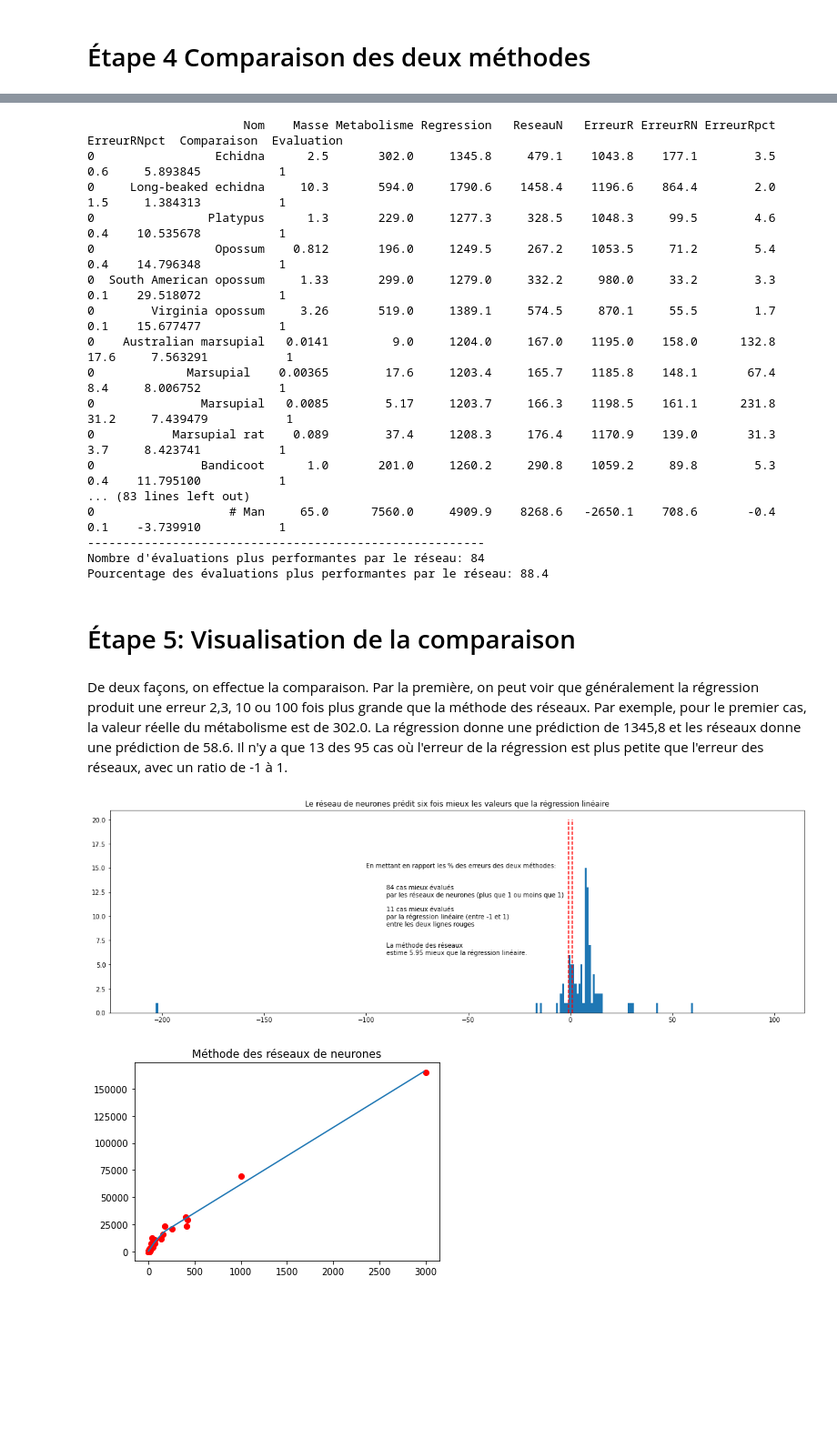
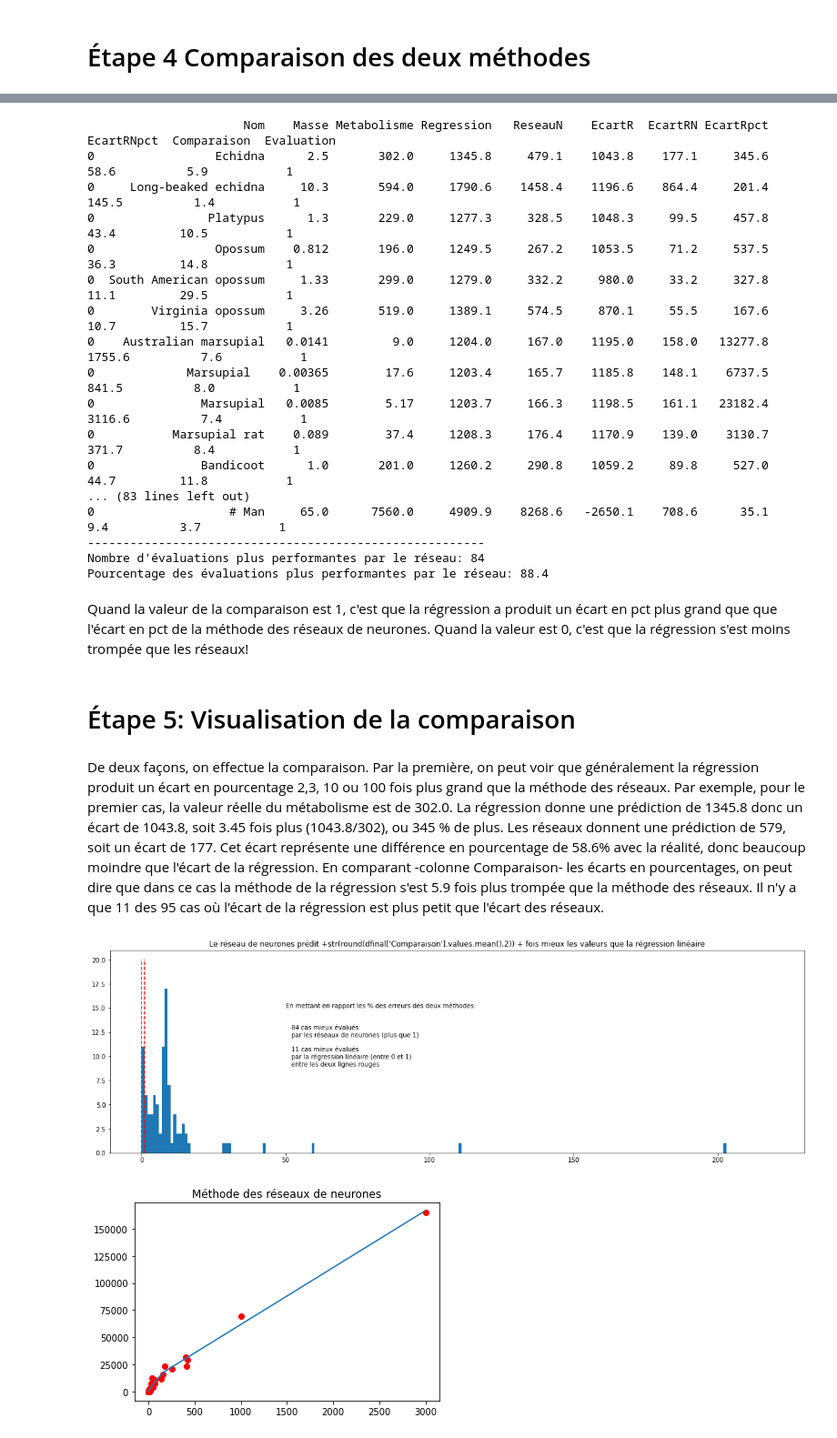
Before and after one commit to jhguay/base_ouverte, a Jupyter notebook: MataneLabo1_avecComparaisonRegressionv2.ipynb, the cells around one changed output, grey strips where cells are left out. Shown at 91% size. Saved outputs shown, nothing was run; the diff lists cells and outputs as text; code cells hidden in the pictures; blank space fills up the shorter version.

```diff
--- a/MataneLabo1_avecComparaisonRegressionv2.ipynb
+++ b/MataneLabo1_avecComparaisonRegressionv2.ipynb
@@ -184,15 +188,15 @@ obtientPredictionDuR(2.5)
 # %%
 #Création d'une fonction pour le calcul de l'erreur entre la vraie valeur et la prédiction (applicable pour les deux méthodes)
-def calculErreur(valeurReelle=2,estimation=1):
+def calculEcart(valeurReelle=2,estimation=1):
   resultat=estimation-valeurReelle
   return round(resultat,1)
-def calculErreurEnPct(valeurReelle=2,estimation=1):
-  resultat=((estimation-valeurReelle)/valeurReelle)
+def calculEcartEnPct(valeurReelle=2,estimation=1):
+  resultat=abs((estimation-valeurReelle)/valeurReelle)*100
   return round(resultat,1)
 #Il y a l'erreur simple, entre la valeur estimée et la valeur réelle puis l'erreur en pourcentage de la valeur. La logique est celle-ci: quel est le ratio entre l'erreur et la valeur réelle. Une erreur de 3.5 doit être interprétée comme quoi l'erreur est plus que trois fois plus importante que la valeur réelle du métabolisme.
 # %%
 #Création d'une base avec l'ensemble des données
-listeColonnes=['Nom', 'Masse', 'Metabolisme', 'Regression','ReseauN', 'ErreurR', 'ErreurRN', 'ErreurRpct', 'ErreurRNpct']
+listeColonnes=['Nom', 'Masse', 'Metabolisme', 'Regression','ReseauN', 'EcartR', 'EcartRN', 'EcartRpct', 'EcartRNpct']
 dfinal = pd.DataFrame(columns=listeColonnes)
 for i in range(0,len(loi_kleiber_data['NomCommun'])):
     df2 = pd.DataFrame([[str(loi_kleiber_data['NomCommun'][i]),
@@ -200,15 +204,15 @@ for i in range(0,len(loi_kleiber_data['NomCommun'])):
                          str(loi_kleiber_data['Metabolisme'][i]),
                          str(obtientPredictionDuR(loi_kleiber_data['Masse'][i])),
                          str(obtientPredictionDuRN(loi_kleiber_data['Masse'][i])),
-                         str(calculErreur(loi_kleiber_data['Metabolisme'][i],obtientPredictionDuR(loi_kleiber_data['Masse'][i]))),
-                         str(calculErreur(loi_kleiber_data['Metabolisme'][i],obtientPredictionDuRN(loi_kleiber_data['Masse'][i]))),
-                         str(calculErreurEnPct(loi_kleiber_data['Metabolisme'][i],obtientPredictionDuR(loi_kleiber_data['Masse'][i]))),
-                         str(calculErreurEnPct(loi_kleiber_data['Metabolisme'][i],obtientPredictionDuRN(loi_kleiber_data['Masse'][i])))]], columns=listeColonnes)
+                         str(calculEcart(loi_kleiber_data['Metabolisme'][i],obtientPredictionDuR(loi_kleiber_data['Masse'][i]))),
+                         str(calculEcart(loi_kleiber_data['Metabolisme'][i],obtientPredictionDuRN(loi_kleiber_data['Masse'][i]))),
+                         str(calculEcartEnPct(loi_kleiber_data['Metabolisme'][i],obtientPredictionDuR(loi_kleiber_data['Masse'][i]))),
+                         str(calculEcartEnPct(loi_kleiber_data['Metabolisme'][i],obtientPredictionDuRN(loi_kleiber_data['Masse'][i])))]], columns=listeColonnes)
 
     dfinal=dfinal.append(df2)
 # %%
-#Comparaison entre les deux méthodes: combien de fois le réseau performe mieux que la régression
-dfinal['Comparaison']=dfinal['ErreurR'].astype(float)/dfinal['ErreurRN'].astype(float)
+#Comparaison entre les deux méthodes: combien de fois le réseau performe mieux (écart plus réduit) que la régression
+dfinal['Comparaison']=round(abs(dfinal['EcartR'].astype(float)/dfinal['EcartRN'].astype(float)),1)
 
 #Création d'une variable qui résume la comparaison: 1 le réseau fait mieux que la régression; 0 la régression fait mieux que le réseau de neuronnes
 dfinal['Evaluation']=0
@@ -226,41 +230,41 @@ print("Nombre d'évaluations plus performantes par le réseau: "+str(dfinal['Eva
 #Calcul du % de la somme des meilleures évaluations par le réseau
 print("Pourcentage des évaluations plus performantes par le réseau: "+str(round(dfinal['Evaluation'].sum()/len(dfinal['Evaluation'])*100,1)))
 # %% [output]
-                      Nom    Masse Metabolisme Regression   ReseauN   ErreurR ErreurRN ErreurRpct ErreurRNpct  Comparaison  Evaluation
-0                 Echidna      2.5       302.0     1345.8     479.1    1043.8    177.1        3.5         0.6     5.893845           1
-0     Long-beaked echidna     10.3       594.0     1790.6    1458.4    1196.6    864.4        2.0         1.5     1.384313           1
-0                Platypus      1.3       229.0     1277.3     328.5    1048.3     99.5        4.6         0.4    10.535678           1
-0                 Opossum    0.812       196.0     1249.5     267.2    1053.5     71.2        5.4         0.4    14.796348           1
-0  South American opossum     1.33       299.0     1279.0     332.2     980.0     33.2        3.3         0.1    29.518072           1
-0        Virginia opossum     3.26       519.0     1389.1     574.5     870.1     55.5        1.7         0.1    15.677477           1
-0    Australian marsupial   0.0141         9.0     1204.0     167.0    1195.0    158.0      132.8        17.6     7.563291           1
-0             Marsupial    0.00365        17.6     1203.4     165.7    1185.8    148.1       67.4         8.4     8.006752           1
-0               Marsupial   0.0085        5.17     1203.7     166.3    1198.5    161.1      231.8        31.2     7.439479           1
-0           Marsupial rat    0.089        37.4     1208.3     176.4    1170.9    139.0       31.3         3.7     8.423741           1
-0               Bandicoot      1.0       201.0     1260.2     290.8    1059.2     89.8        5.3         0.4    11.795100           1
+                      Nom    Masse Metabolisme Regression   ReseauN    EcartR  EcartRN EcartRpct EcartRNpct  Comparaison  Evaluation
+0                 Echidna      2.5       302.0     1345.8     479.1    1043.8    177.1     345.6       58.6          5.9           1
+0     Long-beaked echidna     10.3       594.0     1790.6    1458.4    1196.6    864.4     201.4      145.5          1.4           1
+0                Platypus      1.3       229.0     1277.3     328.5    1048.3     99.5     457.8       43.4         10.5           1
+0                 Opossum    0.812       196.0     1249.5     267.2    1053.5     71.2     537.5       36.3         14.8           1
+0  South American opossum     1.33       299.0     1279.0     332.2     980.0     33.2     327.8       11.1         29.5           1
+0        Virginia opossum     3.26       519.0     1389.1     574.5     870.1     55.5     167.6       10.7         15.7           1
+0    Australian marsupial   0.0141         9.0     1204.0     167.0    1195.0    158.0   13277.8     1755.6          7.6           1
+0             Marsupial    0.00365        17.6     1203.4     165.7    1185.8    148.1    6737.5      841.5          8.0           1
+0               Marsupial   0.0085        5.17     1203.7     166.3    1198.5    161.1   23182.4     3116.6          7.4           1
+0           Marsupial rat    0.089        37.4     1208.3     176.4    1170.9    139.0    3130.7      371.7          8.4           1
+0               Bandicoot      1.0       201.0     1260.2     290.8    1059.2     89.8     527.0       44.7         11.8           1
 ... (83 lines left out)
-0                   # Man     65.0      7560.0     4909.9    8268.6   -2650.1    708.6       -0.4         0.1    -3.739910           1
+0                   # Man     65.0      7560.0     4909.9    8268.6   -2650.1    708.6      35.1        9.4          3.7           1
 --------------------------------------------------------
 Nombre d'évaluations plus performantes par le réseau: 84
 Pourcentage des évaluations plus performantes par le réseau: 88.4
+# %% [markdown]
+Quand la valeur de la comparaison est 1, c'est que la régression a produit un écart en pct plus grand que que l'écart en pct de la méthode des réseaux de neurones.  Quand la valeur est 0, c'est que la régression s'est moins trompée que les réseaux!
 # %% [markdown]
 # Étape 5: Visualisation de la comparaison
 # %% [markdown]
-De deux façons, on effectue la comparaison.  Par la première, on peut voir que généralement la régression produit une erreur 2,3, 10 ou 100 fois plus grande que la méthode des réseaux. Par exemple, pour le premier cas, la valeur réelle du métabolisme est de 302.0. La régression donne une prédiction de 1345,8 et les réseaux donne une prédiction de 58.6.   Il n'y a que 13 des 95 cas où l'erreur de la régression est plus petite que l'erreur des réseaux, avec un ratio de -1 à 1.
+De deux façons, on effectue la comparaison.  Par la première, on peut voir que généralement la régression produit un écart en pourcentage 2,3, 10 ou 100 fois plus grand que la méthode des réseaux. Par exemple, pour le premier cas, la valeur réelle du métabolisme est de 302.0. La régression donne une prédiction de 1345.8 donc un écart de 1043.8, soit 3.45 fois plus (1043.8/302), ou 345 % de plus. Les réseaux donnent une prédiction de 579, soit un écart de 177. Cet écart représente une différence en pourcentage de 58.6% avec la réalité, donc beaucoup moindre que l'écart de la régression. En comparant -colonne Comparaison-  les écarts en pourcentages, on peut dire que dans ce cas la méthode de la régression s'est 5.9 fois plus trompée que la méthode des réseaux.   Il n'y a que 11 des 95 cas où l'écart de la régression est plus petit que l'écart des réseaux.
 # %%
 #Représentation graphique
 fig, ax = plt.subplots(figsize=(20, 6))
-ax.hist(dfinal['Comparaison'].values, bins=range(-210,100,1))
-ax.vlines([-1,1], 0, 20, linestyles='dashed', colors='red')
-ax.text( -100,15,"En mettant en rapport les % des erreurs des deux méthodes:")
-ax.text( -90,12,"84 cas mieux évalués\npar les réseaux de neurones (plus que 1 ou moins que 1)")
-ax.text( -90,9,"11 cas mieux évalués\npar la régression linéaire (entre -1 et 1) \nentre les deux lignes rouges")
-ax.text( -90,6,"La méthode des réseaux\nestime "+str(round(dfinal['Comparaison'].values.mean(),2)) +" mieux que la régression linéaire.")
-plt.title("Le réseau de neurones prédit six fois mieux les valeurs que la régression linéaire")
-
+ax.hist(dfinal['Comparaison'].values, bins=range(0,220,1))
+ax.vlines([0,1], 0, 20, linestyles='dashed', colors='red')
+ax.text( 50,15,"En mettant en rapport les % des erreurs des deux méthodes:")
+ax.text( 52,12,"84 cas mieux évalués\npar les réseaux de neurones (plus que 1)")
+ax.text( 52,9,"11 cas mieux évalués\npar la régression linéaire (entre 0 et 1) \nentre les deux lignes rouges")
+plt.title("Le réseau de neurones prédit +str(round(dfinal['Comparaison'].values.mean(),2)) + fois mieux les valeurs que la régression linéaire")
 plt.show()
 # %% [output]
-[figure, old version]
+[figure, new version]
 # %%
 #Simulation des deux méthodes avec l'allure de la prédiction
 import matplotlib.pyplot as plt
```
Also changed, not shown: parts of 6 cells of this notebook.
